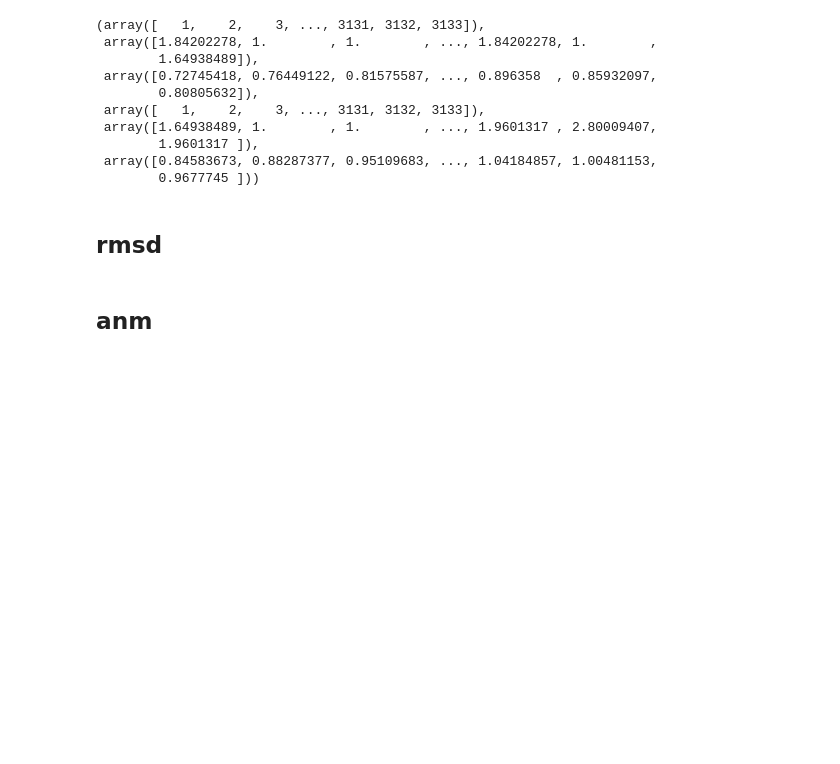
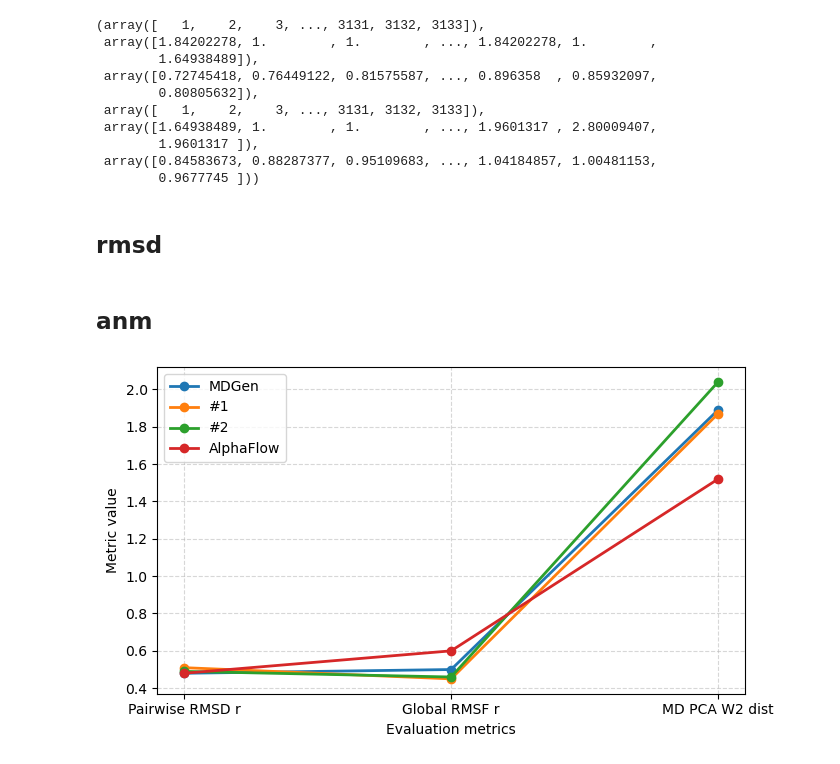
Before and after one commit to 32176701Jeff/mdgen-teaching, a Jupyter notebook: bin/zh-all.ipynb, the cells around one changed output. Cells and saved outputs as stored; diff of their text form; code cells hidden in the pictures; blank space fills up the shorter version.

```diff
--- a/bin/zh-all.ipynb
+++ b/bin/zh-all.ipynb
@@ -363,10 +460,10 @@ def save_pca_points_npy(npy_dir, wt_npy, out_points_npy,out_labels_csv,
 
     print(f"[OK] saved: {out_labels_csv}")
 # %%
-npy = '/mnt/hdd/jeff/dataset/output/collagen/zh-all/structure-npy'
-wt = '/mnt/hdd/jeff/dataset/output/collagen/zh-all/structure-npy/wt.npy'
-out_npy = '/mnt/hdd/jeff/dataset/output/collagen/zh-all/mdgen-collagen-dataset/pca.npy'
-out_csv = '/mnt/hdd/jeff/dataset/output/collagen/zh-all/mdgen-collagen-dataset/pca.csv'
+npy = '/mnt/hdd/jeff/dataset/output/collagen/zh-all/mdgen-collagen-lidar/npy'
+wt = '/mnt/hdd/jeff/dataset/output/collagen/zh-all/mdgen-collagen-lidar/npy/5_ALA_1-a1.npy'
+out_npy = '/mnt/hdd/jeff/dataset/output/collagen/zh-all/mdgen-collagen-lidar/out/pca.npy'
+out_csv = '/mnt/hdd/jeff/dataset/output/collagen/zh-all/mdgen-collagen-lidar/out/pca.csv'
 save_pca_points_npy(npy,wt,out_npy,out_csv)
 # %% [markdown]
 ### ser filter list
@@ -736,9 +833,8 @@ def plot_pca_scatter_highlight_labels(pca_npy, label_list,
 
     print(f"[OK] saved: {out_png}")
 # %%
-npy = '/mnt/hdd/jeff/dataset/output/collagen/zh-all/mdgen-collagen-dataset/pca.npy'
-label = [5, 10, 11, 16, 18, 19, 26, 33, 37, 42, 51, 56, 60, 64, 70, 76, 86, 88, 89, 90, 94, 95, 98, 102, 106, 107, 109, 112, 114, 116, 117, 123, 124, 126, 128, 129, 131, 135, 137, 150, 154, 155, 158, 161, 166, 169, 172, 173, 174, 175, 180, 183, 185, 186, 187, 188, 194, 211, 212, 225, 226, 233, 238, 239, 242, 245, 249, 254, 255, 256, 257, 266, 269, 270, 274, 277, 283, 290, 301, 305, 311, 315, 319, 321, 324, 326, 328, 329, 332, 335, 339, 342, 347, 350, 355, 358, 359, 360, 362, 366, 374, 377, 379, 380, 384, 393, 399, 405, 413, 417, 424, 425, 428, 431, 442, 451, 457, 463, 469, 477, 483, 484, 487, 494, 497, 500, 504, 509, 512, 514, 525, 526, 529, 530, 531, 537, 540, 545, 550, 551, 555, 558, 563, 569, 570, 575, 576, 587]
-print(len(label))
-png = '/mnt/hdd/jeff/dataset/output/collagen/zh-all/mdgen-collagen-dataset/pca-ser-140.png'
+npy = '/mnt/hdd/jeff/dataset/output/collagen/zh-all/mdgen-collagen-lidar/out/pca.npy'
+label = [128, 290, 225, 126, 109, 37, 114, 18, 301, 169, 175, 187, 254, 245, 211, 158, 242, 137, 5, 116, 173, 188, 51, 124, 270, 185, 135, 88, 274, 233, 283, 106, 117, 42, 112, 123, 70, 277, 16, 129]
+png = '/mnt/hdd/jeff/dataset/output/collagen/zh-all/mdgen-collagen-lidar/out/pca-ser-140.png'
 plot_pca_scatter_highlight_labels(npy,label,png)
 # %% [output]
@@ -2003,3 +2080,42 @@ npy = '/mnt/hdd/jeff/dataset/output/collagen/zh-all/analysis/anm/anm-135_ARG.npy
 png = '/mnt/hdd/jeff/dataset/output/collagen/zh-all/analysis/anm/anm-135_ARG.png'
 compute_anm_corr_matrix(pdb,npy,chain_id='A')
 plot_anm_corr_from_npy(npy,png)
+# %%
+import matplotlib.pyplot as plt
+
+# -------------------------
+# Metrics (x-axis)
+# -------------------------
+metrics = [
+    "Pairwise RMSD r",
+    "Global RMSF r",
+    "MD PCA W2 dist",
+    "Weak contacts J"
+]
+
+# -------------------------
+# Data (from your tables)
+# -------------------------
+data = {
+    "MDGen":       [0.48, 0.50, 1.89, 0.51],
+    "#1":          [0.51, 0.45, 1.87, 0.33],
+    "#2":          [0.49, 0.46, 2.04, 0.33],
+    "AlphaFlow":   [0.48, 0.60, 1.52, 0.62],
+}
+
+# -------------------------
+# Plot
+# -------------------------
+plt.figure(figsize=(8, 4))
+
+for label, values in data.items():
+    plt.plot(metrics, values, marker="o", linewidth=2, label=label)
+
+plt.ylabel("Metric value")
+plt.xlabel("Evaluation metrics")
+plt.legend()
+plt.grid(True, linestyle="--", alpha=0.5)
+plt.tight_layout()
+plt.show()
+# %% [output]
+[figure, added]
```
Also changed, not shown: parts of 8 cells of this notebook, 5 other files.
